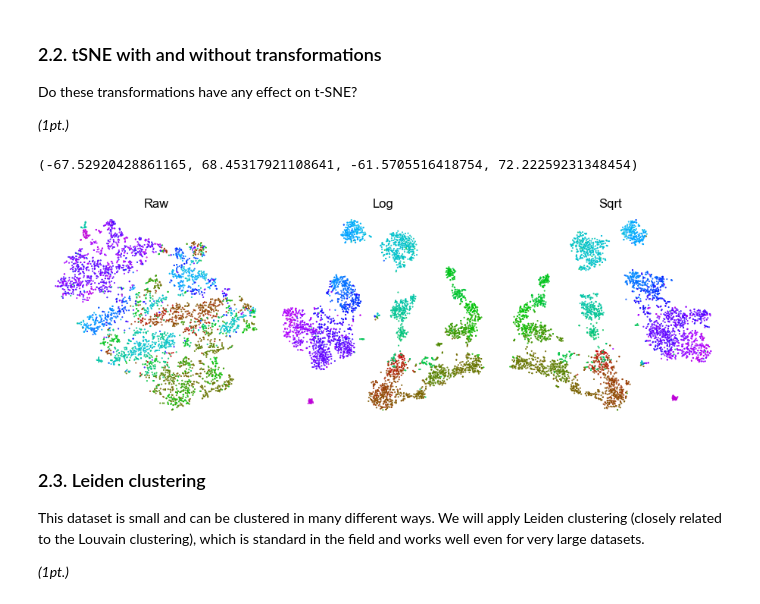
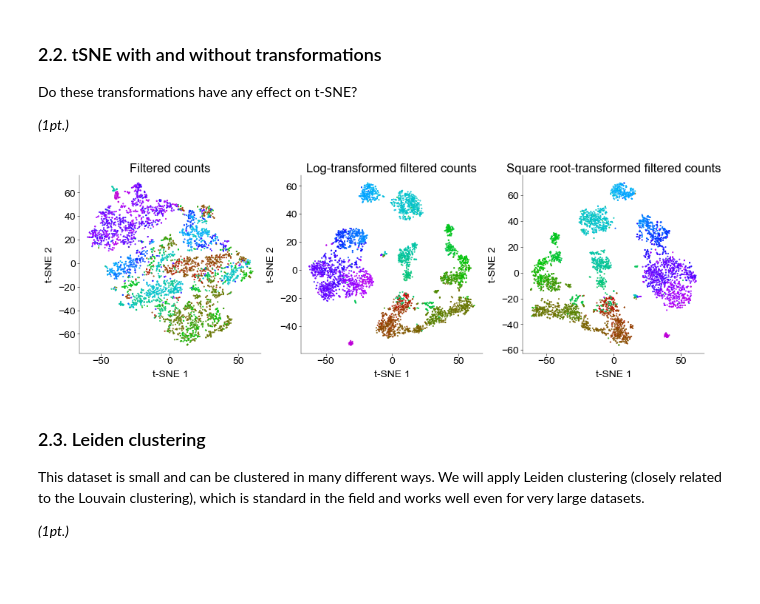
Before and after one commit to atimcenko/tu-neural-data-science, a Jupyter notebook: notebooks/CodingLab7_Nitin.ipynb, the cells around one changed output. Cells and saved outputs as stored; diff of their text form; code cells hidden in the pictures; blank space fills up the shorter version.

```diff
--- a/notebooks/CodingLab7_Nitin.ipynb
+++ b/notebooks/CodingLab7_Nitin.ipynb
@@ -447,16 +487,42 @@ _(1pt.)_
 
 # Use default settings of openTSNE
 # You can also use sklearn if you want
+
+
+tsne = TSNE()
+tsne_result = tsne.fit(pca_result[:, :50])
+# t-SNE on the log-transformed filtered counts
+tsne_result_log = tsne.fit(pca_result_log[:, :50])
+# t-SNE on the square root-transformed filtered counts
+tsne_result_sqrt = tsne.fit(pca_result_sqrt[:, :50])
-# %%
-# -----------------------------------------------
-# plot t-SNE embedding for each dataset (0.5 pts)
-# -----------------------------------------------
-
-fig, axs = plt.subplots(1, 3, figsize=(9, 3))
-# add plot
-# %% [output]
-(-67.52920428861165, 68.45317921108641, -61.5705516418754, 72.22259231348454)
-[figure, removed]
+# %%
+# -----------------------------------------------
+# plot t-SNE embedding for each dataset (0.5 pts)
+# -----------------------------------------------
+
+fig, axs = plt.subplots(1, 3, figsize=(9, 3))
+# add plot
+
+axs[0].scatter(tsne_result[:, 0], tsne_result[:, 1], c=point_colors, s=1)
+axs[0].set_xlabel("t-SNE 1")
+axs[0].set_ylabel("t-SNE 2")
+axs[0].set_title("Filtered counts")
+
+# Scatter plot of t-SNE embedding for the log-transformed filtered counts
+axs[1].scatter(tsne_result_log[:, 0], tsne_result_log[:, 1], c=point_colors, s=1)
+axs[1].set_xlabel("t-SNE 1")
+axs[1].set_ylabel("t-SNE 2")
+axs[1].set_title("Log-transformed filtered counts")
+
+# Scatter plot of t-SNE embedding for the square root-transformed filtered counts
+axs[2].scatter(tsne_result_sqrt[:, 0], tsne_result_sqrt[:, 1], c=point_colors, s=1)
+axs[2].set_xlabel("t-SNE 1")
+axs[2].set_ylabel("t-SNE 2")
+axs[2].set_title("Square root-transformed filtered counts")
+
+fig.tight_layout()
+# %% [output]
+[figure, added]
 # %% [markdown]
 ### 2.3. Leiden clustering
 
```
Also changed, not shown: parts of 13 cells of this notebook.
